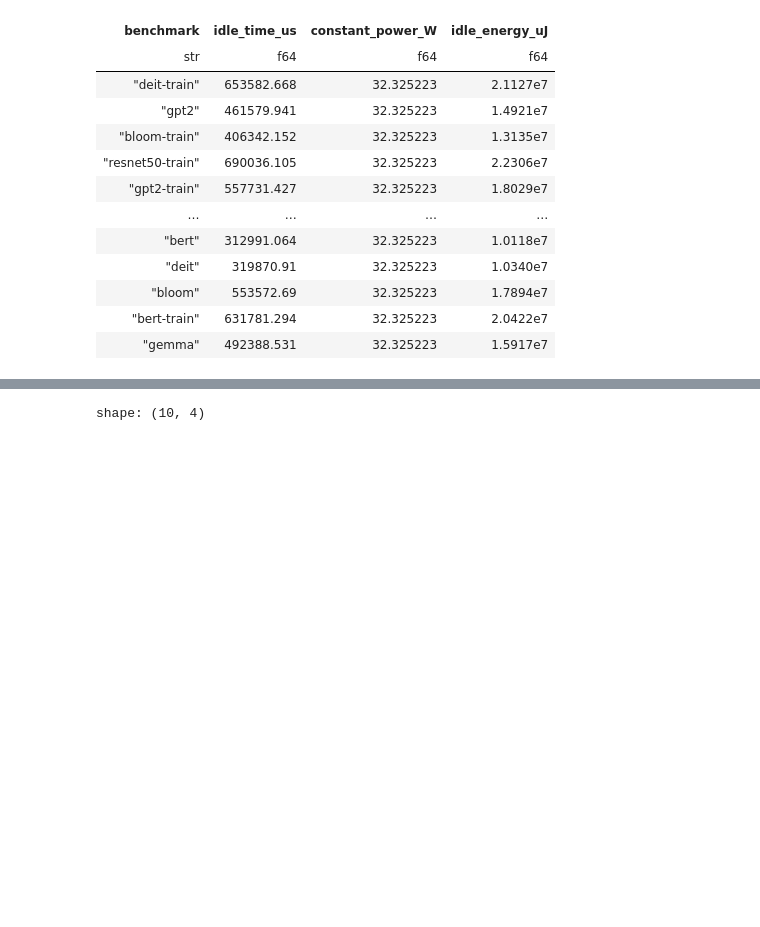
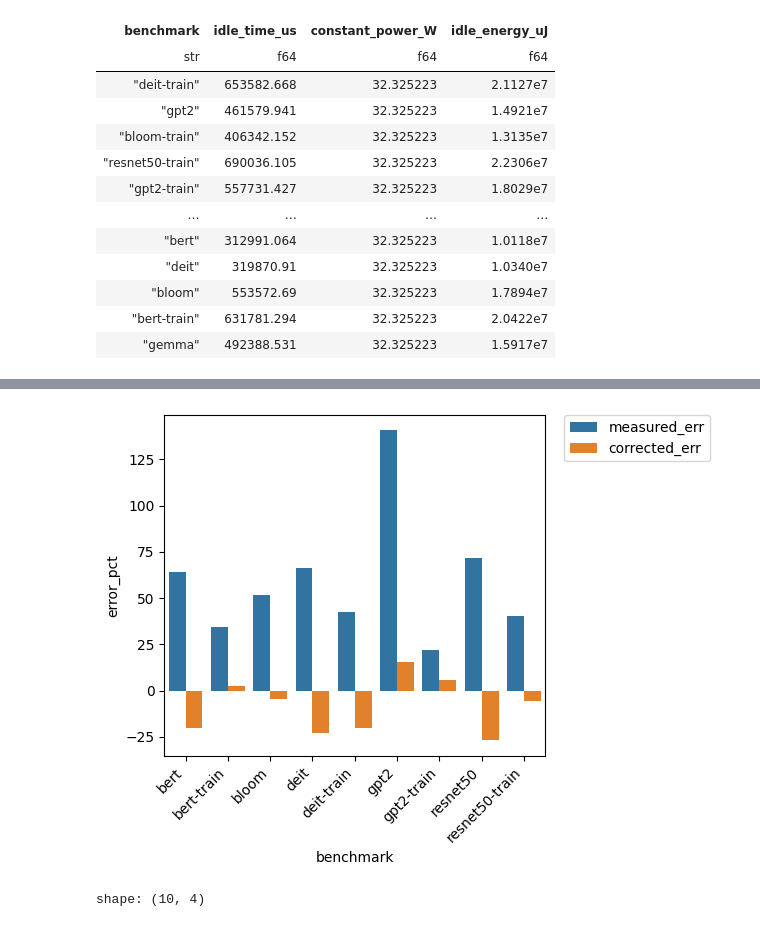
Before and after one commit to ice-rlab/accel-sim-framework-fork, a Jupyter notebook: hta2.ipynb, the cells around one changed output, grey strips where cells are left out. Cells and saved outputs as stored; diff of their text form; code cells hidden in the pictures; blank space fills up the shorter version.

```diff
--- a/hta2.ipynb
+++ b/hta2.ipynb
@@ -305,3 +359,21 @@ shape: (11, 4)
+# %%
+sns.barplot(
+    correct_df.select("benchmark", "accel_power_W", "measured_power_W", "corrected_power_W")
+    .sort("benchmark")
+    .select(
+        "benchmark",
+        measured_err = (pl.col("accel_power_W")/pl.col("measured_power_W") - 1) * 100,
+        corrected_err = (pl.col("corrected_power_W")/pl.col("measured_power_W") - 1) * 100,
+    )
+    .unpivot(index="benchmark", value_name="error_pct", variable_name="type"),
+    x="benchmark", y="error_pct", hue="type"
+)
+plt.xticks(rotation=45, ha='right')
+plt.legend(bbox_to_anchor=(1.05, 1), loc='upper left', borderaxespad=0.)
+plt.tight_layout()
+plt.savefig("error.png")
+# %% [output]
+[figure, added]
 # %%
 FREQ_MHZ = 1132
 
```
Also changed, not shown: parts of 7 cells of this notebook, 4 other files.
